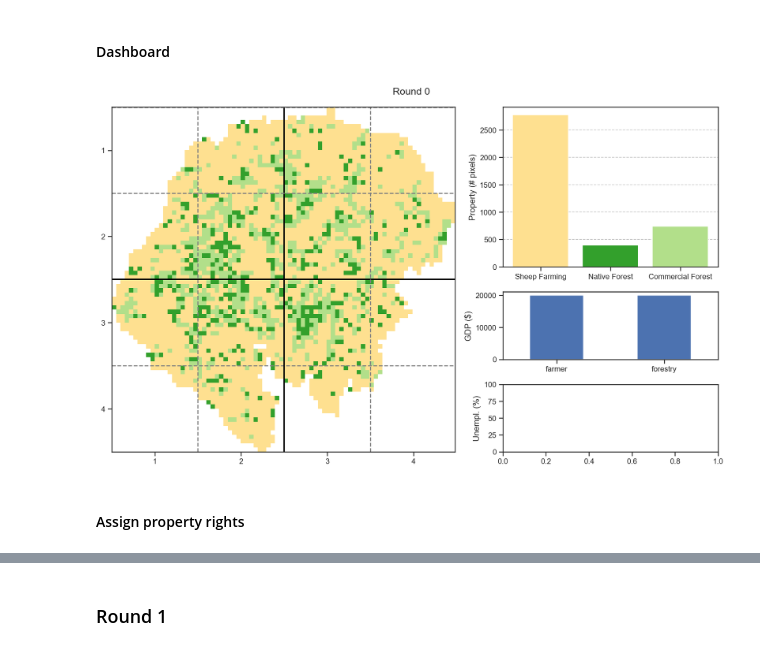
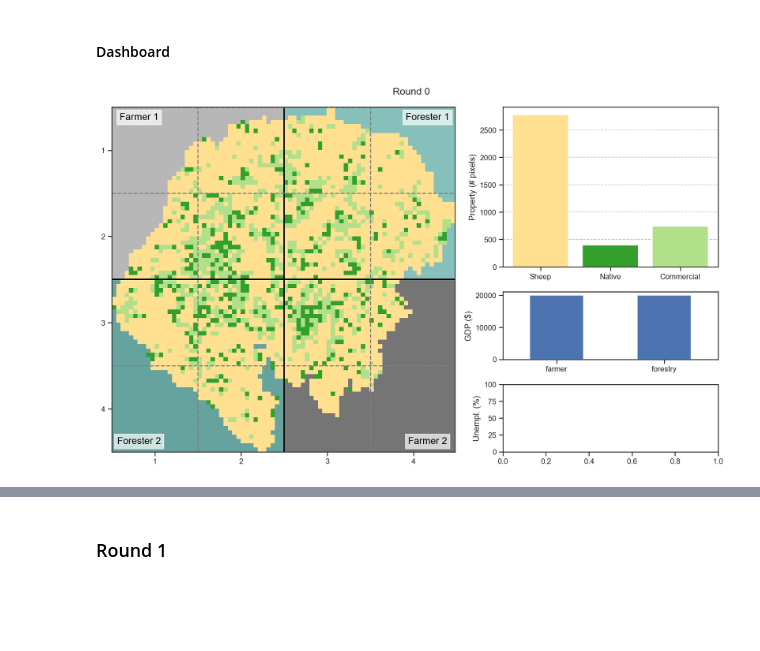
Before and after one commit to derpyninja/gecm, a Jupyter notebook: notebooks/01-mb-fz-prototype-v2.ipynb, the cells around one changed output, grey strips where cells are left out. Saved outputs shown, nothing was run; the diff lists cells and outputs as text; code cells hidden in the pictures; blank space fills up the shorter version.

```diff
--- a/notebooks/01-mb-fz-prototype-v2.ipynb
+++ b/notebooks/01-mb-fz-prototype-v2.ipynb
@@ -177,8 +174,6 @@ assert matrix_game.current_round == 0
 ####  Dashboard
 # %%
 %reload_ext autoreload
-matrix_game.show_dashboard(figure_size=(13,8))
+matrix_game.show_dashboard(figure_size=(13,8), property_rights=True, cattle=False)
 # %% [output]
-[figure, old version]
+[figure, new version]
-# %% [markdown]
-#### Assign property rights
```
Also changed, not shown: parts of 17 cells of this notebook, 5 other files.
